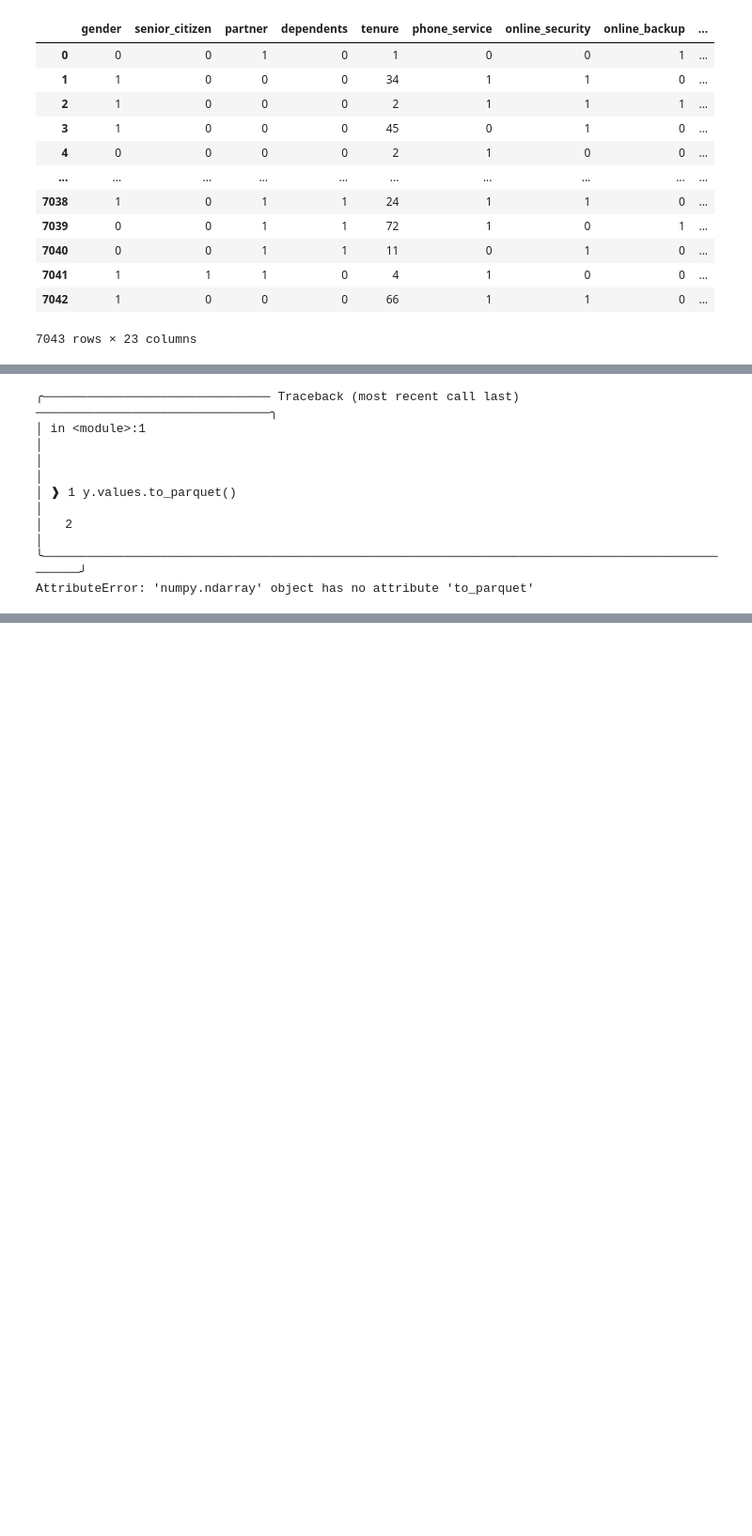
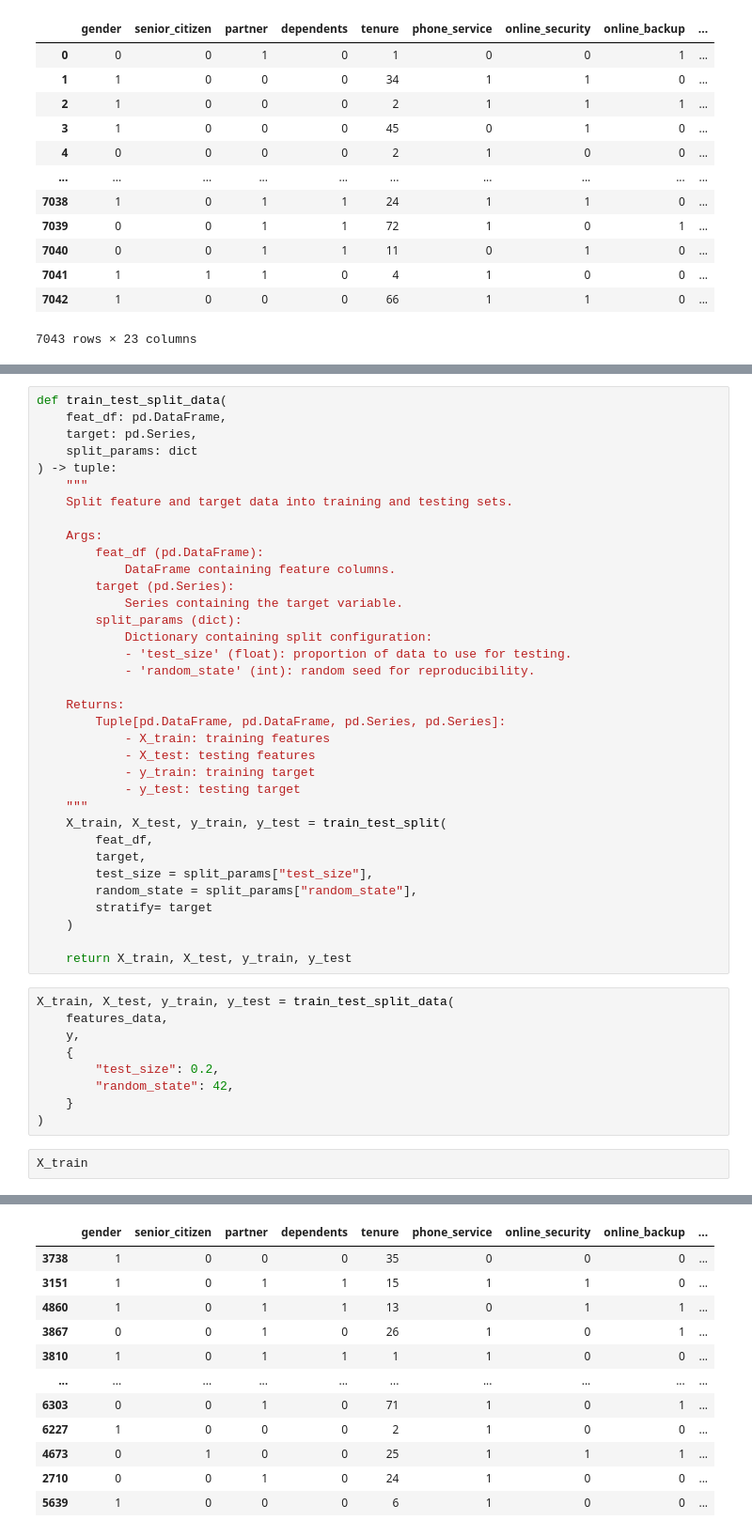
Before and after one commit to shafayetShafee/telco-customer-churn-mlops, a Jupyter notebook: notebooks/data-preproc.ipynb, the cells around one changed output, grey strips where cells are left out. Shown at 94% size. Cells and saved outputs as stored; diff of their text form; blank space fills up the shorter version.

```diff
--- a/notebooks/data-preproc.ipynb
+++ b/notebooks/data-preproc.ipynb
@@ -300,9 +308,47 @@ features_data
 # %%
+def train_test_split_data(
+    feat_df: pd.DataFrame,
+    target: pd.Series,
+    split_params: dict
+) -> tuple:
+    """
+    Split feature and target data into training and testing sets.
+
+    Args:
+        feat_df (pd.DataFrame):
+            DataFrame containing feature columns.
+        target (pd.Series):
+            Series containing the target variable.
+        split_params (dict):
+            Dictionary containing split configuration:
+            - 'test_size' (float): proportion of data to use for testing.
+            - 'random_state' (int): random seed for reproducibility.
+
+    Returns:
+        Tuple[pd.DataFrame, pd.DataFrame, pd.Series, pd.Series]:
+            - X_train: training features
+            - X_test: testing features
+            - y_train: training target
+            - y_test: testing target
+    """
+    X_train, X_test, y_train, y_test = train_test_split(
+        feat_df,
+        target,
+        test_size = split_params["test_size"],
+        random_state = split_params["random_state"],
+        stratify= target
+    )
+
+    return X_train, X_test, y_train, y_test
-# %% [output]
-╭─────────────────────────────── Traceback (most recent call last) ────────────────────────────────╮
-│ in <module>:1                                                                                    │
-│                                                                                                  │
-│ ❱ 1 y.values.to_parquet()                                                                        │
-│   2                                                                                              │
-╰──────────────────────────────────────────────────────────────────────────────────────────────────╯
-AttributeError: 'numpy.ndarray' object has no attribute 'to_parquet'
+# %%
+X_train, X_test, y_train, y_test = train_test_split_data(
+    features_data,
+    y,
+    {
+        "test_size": 0.2,
+        "random_state": 42,
+    }
+)
+# %%
+X_train
+# %% [output]
@@ -308,0 +356,12 @@ AttributeError: 'numpy.ndarray' object has no attribute 'to_parquet'
+|  | gender | senior_citizen | partner | dependents | tenure | phone_service | online_security | online_backup | ... |
+| 3738 | 1 | 0 | 0 | 0 | 35 | 0 | 0 | 0 | ... |
+| 3151 | 1 | 0 | 1 | 1 | 15 | 1 | 1 | 0 | ... |
+| 4860 | 1 | 0 | 1 | 1 | 13 | 0 | 1 | 1 | ... |
+| 3867 | 0 | 0 | 1 | 0 | 26 | 1 | 0 | 1 | ... |
+| 3810 | 1 | 0 | 1 | 1 | 1 | 1 | 0 | 0 | ... |
+| ... | ... | ... | ... | ... | ... | ... | ... | ... | ... |
+| 6303 | 0 | 0 | 1 | 0 | 71 | 1 | 0 | 1 | ... |
+| 6227 | 1 | 0 | 0 | 0 | 2 | 1 | 0 | 0 | ... |
+| 4673 | 0 | 1 | 0 | 0 | 25 | 1 | 1 | 1 | ... |
+| 2710 | 0 | 0 | 1 | 0 | 24 | 1 | 0 | 0 | ... |
+| 5639 | 1 | 0 | 0 | 0 | 6 | 1 | 0 | 0 | ... |
```
Also changed, not shown: parts of 6 cells of this notebook, 11 other files.
